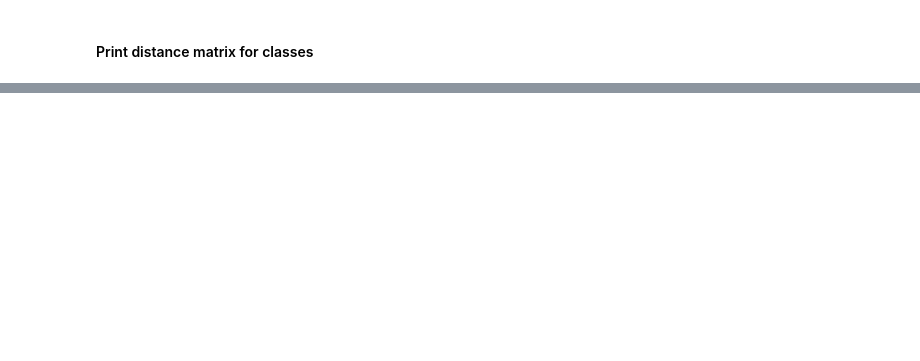
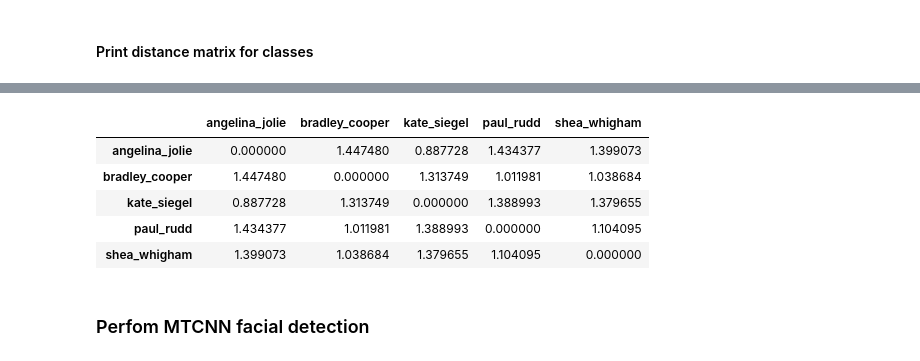
Before and after one commit to Sandwhaletree/2023.05_Tibame, a Jupyter notebook: A12_進階深度學習_李智揚/016_face_recognition_0810.ipynb, the cells around one changed output, grey strips where cells are left out. Drawn from its saved outputs; the diff is of its cells as text; code cells hidden in the pictures; blank space fills up the shorter version.

```diff
--- a/A12_進階深度學習_李智揚/016_face_recognition_0810.ipynb
+++ b/A12_進階深度學習_李智揚/016_face_recognition_0810.ipynb
@@ -110,4 +133,5 @@ embeddings = resnet(aligned).detach().cpu()
 #### Print distance matrix for classes
 # %%
 dists = [[(e1 - e2).norm().item() for e2 in embeddings] for e1 in embeddings]
-print(pd.DataFrame(dists, columns=names, index=names))
+df=pd.DataFrame(dists, columns=names, index=names)
+print(df)
@@ -113,0 +152,11 @@ print(pd.DataFrame(dists, columns=names, index=names))
+# %%
+df
+# %% [output]
+|  | angelina_jolie | bradley_cooper | kate_siegel | paul_rudd | shea_whigham |
+| angelina_jolie | 0.000000 | 1.447480 | 0.887728 | 1.434377 | 1.399073 |
+| bradley_cooper | 1.447480 | 0.000000 | 1.313749 | 1.011981 | 1.038684 |
+| kate_siegel | 0.887728 | 1.313749 | 0.000000 | 1.388993 | 1.379655 |
+| paul_rudd | 1.434377 | 1.011981 | 1.388993 | 0.000000 | 1.104095 |
+| shea_whigham | 1.399073 | 1.038684 | 1.379655 | 1.104095 | 0.000000 |
+# %% [markdown]
+### Perfom MTCNN facial detection
```
Also changed, not shown: parts of 6 cells of this notebook.
